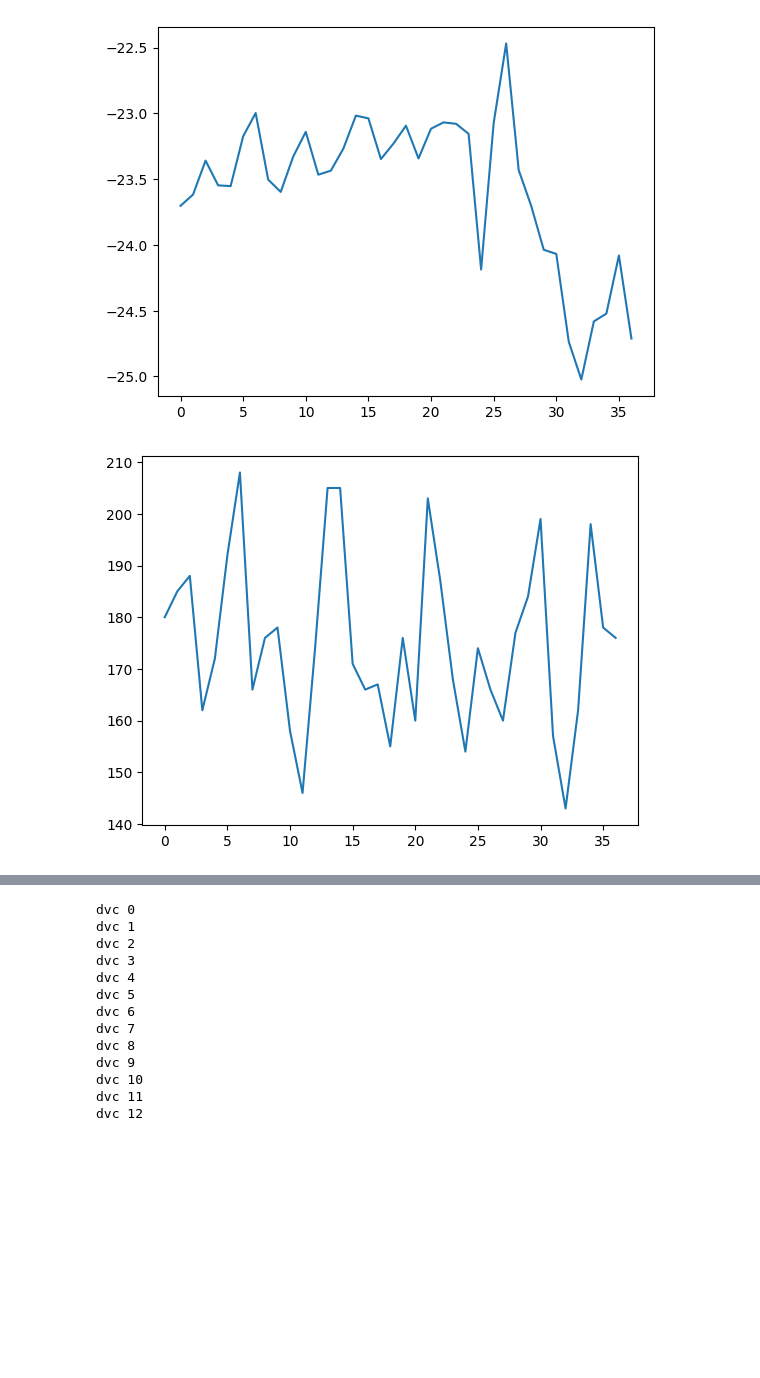
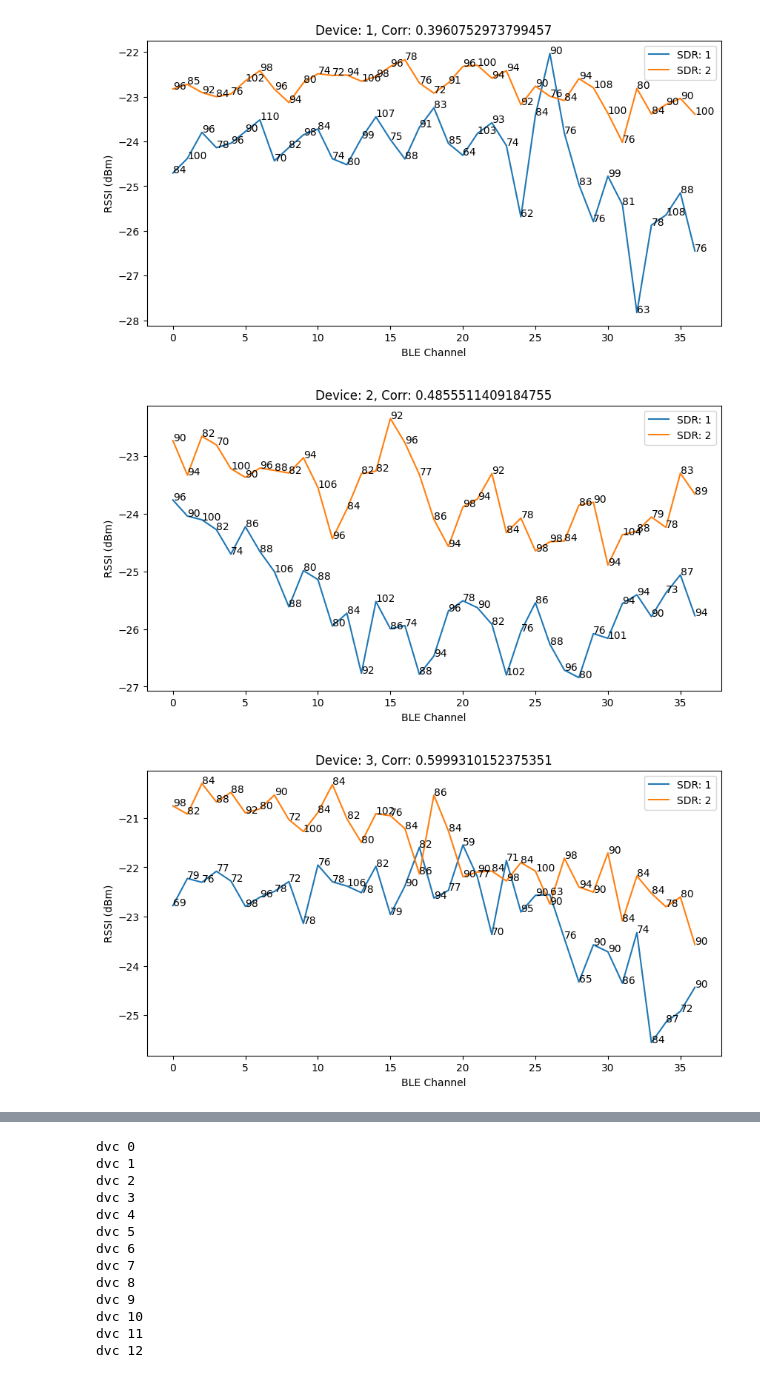
Before and after one commit to mkashani-phd/BLEWBAN_Dataset, a Jupyter notebook: src/Analysis.ipynb, the cells around one changed output, grey strips where cells are left out. Cells and saved outputs as stored; diff of their text form; code cells hidden in the pictures; blank space fills up the shorter version.

Commit message:
added cool figures

```diff
--- a/src/Analysis.ipynb
+++ b/src/Analysis.ipynb
@@ -42,11 +34,23 @@ df_offBody = pd.DataFrame(x)
 # df_right = pd.DataFrame(list(BLE.onBody.find({"placement": 'fornTorso', 'side': 'right','antenna': 'right', 'pos': 'moving'})))
-# %%
-
-plt.plot(df_offBody.groupby(by="frameChnl").mean()['rssi'])
-
-plt.show()
-plt.plot(df_offBody.groupby(by="frameChnl").count()['rssi'])
-plt.show()
-# %% [output]
-[figure, removed]
-[figure, removed]
+# %%
+for dvc in range(13):
+    plt.figure(figsize=(10,5), dpi= 100)
+    for SDR in range(2):
+        df = pd.DataFrame(list(BLE.offBody.find({'dvc': str(dvc + 1), 'SDR': str(SDR +1)})))
+        if SDR:
+            corr  = np.corrcoef(rssi , df.groupby(by="frameChnl").mean()['rssi'])
+
+        rssi = df.groupby(by="frameChnl").mean()['rssi']
+        plt.plot(rssi, label = "SDR: " + str(SDR+1))
+        for i in range(37):
+            plt.text(i, rssi[i],  str(df.groupby(by="frameChnl").count()['frame_nr'][i]))
+    plt.legend()
+    plt.title("Device: " + str(dvc +1) + ", Corr: " +str(corr[0,1]))
+    plt.xlabel("BLE Channel")
+    plt.ylabel("RSSI (dBm)")
+    plt.show()
+    plt.close()
+# %% [output]
+[figure, added]
+[figure, added]
+[figure, added]
```
Also changed, not shown: parts of 4 cells of this notebook.
